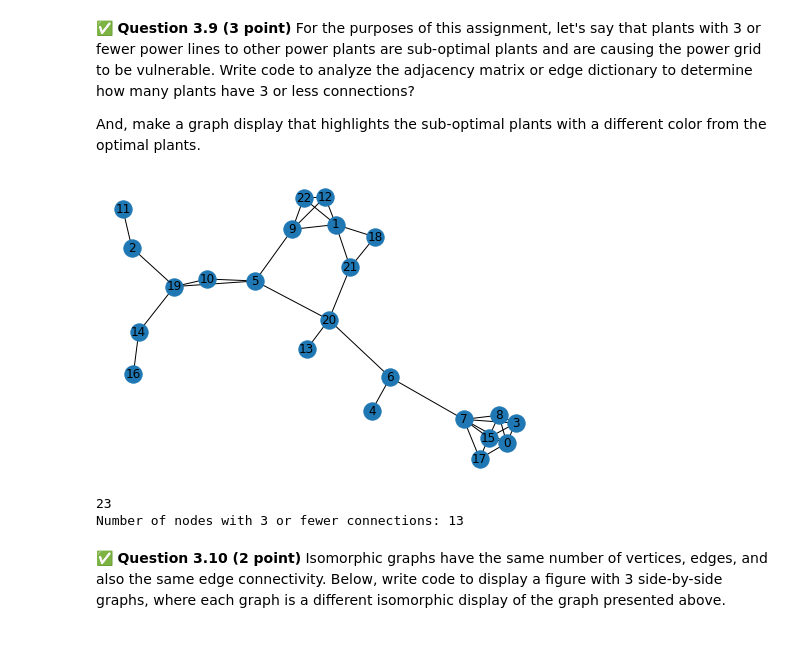
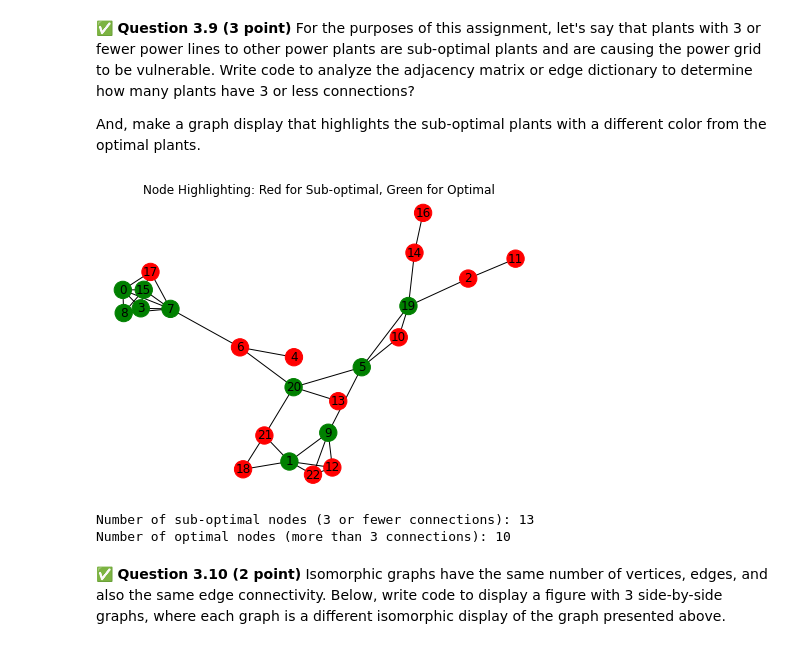
Before and after one commit to Unicore27/CMSE202_FS23_Turnin, a Jupyter notebook: HW-02/HW-02_OOP_ABM_GraphTheory-Luke.ipynb, the cells around one changed output. Saved outputs shown, nothing was run; the diff lists cells and outputs as text; code cells hidden in the pictures.

```diff
--- a/HW-02/HW-02_OOP_ABM_GraphTheory-Luke.ipynb
+++ b/HW-02/HW-02_OOP_ABM_GraphTheory-Luke.ipynb
@@ -675,39 +664,29 @@ print(G.nodes)
 &#9989; **Question 3.9 (3 point)** For the purposes of this assignment, let's say that plants with 3 or fewer power lines to other power plants are sub-optimal plants and are causing the power grid to be vulnerable.  Write code to analyze the adjacency matrix or edge dictionary to determine how many plants have 3 or less connections?
 
 And, make a graph display that highlights the sub-optimal plants with a different color from the optimal plants.
-# %%
-# Put your code here:
-def adjacency_matrix_to_edges(adjacency_matrix):
-    edges = []
-    n = len(adjacency_matrix)
-    for i in range(n):
-        for j in range(i+1, n):
-            if adjacency_matrix.iat[i, j] == 1:
-                edges.append((i, j))
-    return edges
-
-# Convert the adjacency matrix to a dictionary of edges
-edges = adjacency_matrix_to_edges(graph_adjacency_matrix)
-
-# Create a graph from the dictionary of edges
-G = nx.Graph(edges)
-
-# Draw the graph
-nx.draw(G, with_labels=True)
-plt.show()
-print(len(G.nodes))
-notes_with3 = 0
-
-# Iterate through nodes and count their connections
-for node in G.nodes():
-    connections = G.degree(node)
-    if connections <= 3:
-        notes_with3 += 1
-
-print("Number of nodes with 3 or fewer connections:", notes_with3)
-# %% [output]
-[figure, removed]
-23
-Number of nodes with 3 or fewer connections: 13
+# %%
+
+
+G = nx.Graph(edges)
+
+# Create a list of nodes with 3 or fewer connections and more than 3 connections
+nodes_with_3_or_fewer_connections = [node for node in G.nodes() if G.degree(node) <= 3]
+nodes_with_more_than_3_connections = [node for node in G.nodes() if G.degree(node) > 3]
+
+# Create a subgraph containing only nodes with 3 or fewer connections
+subgraph = G.subgraph(nodes_with_3_or_fewer_connections)
+
+# Draw the subgraph, highlighting sub-optimal nodes in red and optimal nodes in green
+pos = nx.spring_layout(G)  # You can use other layout options as well
+nx.draw(G, pos, with_labels=True, node_color=['g' if node in nodes_with_more_than_3_connections else 'r' for node in G.nodes()])
+plt.title("Node Highlighting: Red for Sub-optimal, Green for Optimal")
+plt.show()
+
+print("Number of sub-optimal nodes (3 or fewer connections):", len(nodes_with_3_or_fewer_connections))
+print("Number of optimal nodes (more than 3 connections):", len(nodes_with_more_than_3_connections))
+# %% [output]
+[figure, added]
+Number of sub-optimal nodes (3 or fewer connections): 13
+Number of optimal nodes (more than 3 connections): 10
 # %% [markdown]
 &#9989; **Question 3.10 (2 point)** Isomorphic graphs have the same number of vertices, edges, and also the same edge connectivity.  Below, write code to display a figure with 3 side-by-side graphs, where each graph is a different isomorphic display of the graph presented above.
```
Also changed, not shown: parts of 6 cells of this notebook.
